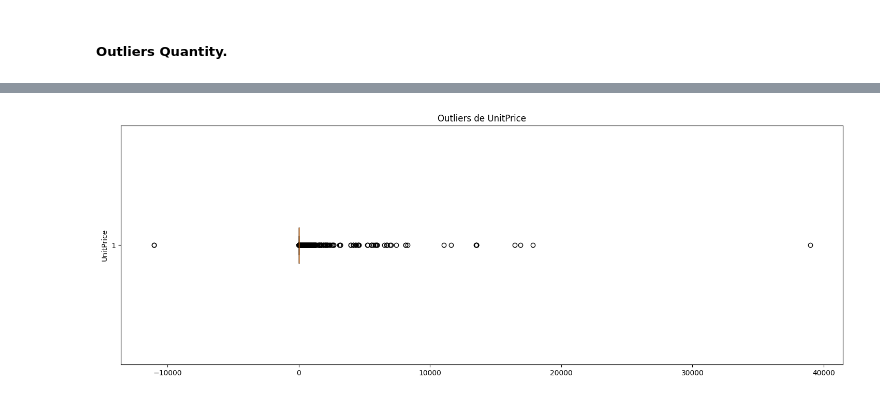
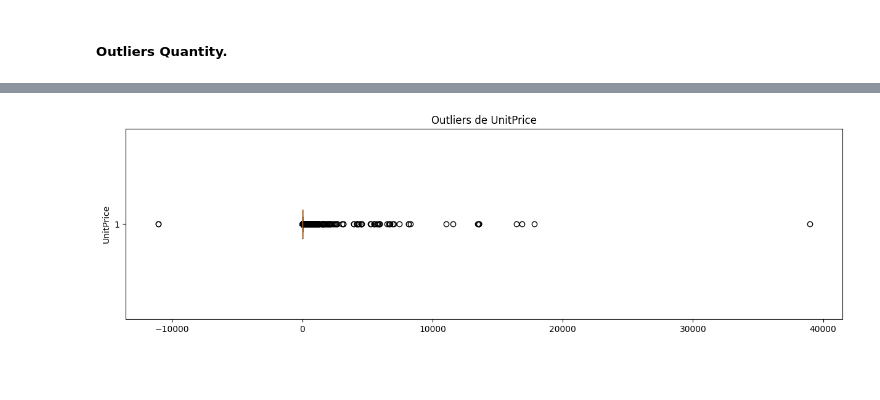
Before and after one commit to saulbasc/Regresion_y_Clustering_E-Commerce, a Jupyter notebook: src/exploracion.ipynb, the cells around one changed output, grey strips where cells are left out. Drawn from its saved outputs; the diff is of its cells as text; code cells hidden in the pictures; blank space fills up the shorter version.

```diff
--- a/src/exploracion.ipynb
+++ b/src/exploracion.ipynb
@@ -793,11 +763,11 @@ Porcentaje de outliers en UnitPrice: 3.72%
 | 45 | 536370 | POST | POSTAGE | 3 | 12/1/2010 8:45 | 18.00 | 12583.0 | France |
 | 141 | C536379 | D | Discount | -1 | 12/1/2010 9:41 | 27.50 | 14527.0 | United Kingdom |
 # %%
-plt.figure(figsize=(18, 6))
+plt.figure(figsize=(15, 4))
 plt.boxplot(df["UnitPrice"], vert=False)
 plt.title("Outliers de UnitPrice")
 plt.ylabel("UnitPrice")
 plt.xlim()
 plt.show()
 # %% [output]
-[figure, old version]
+[figure, new version]
```
Also changed, not shown: parts of 16 cells of this notebook, 8 other files.
